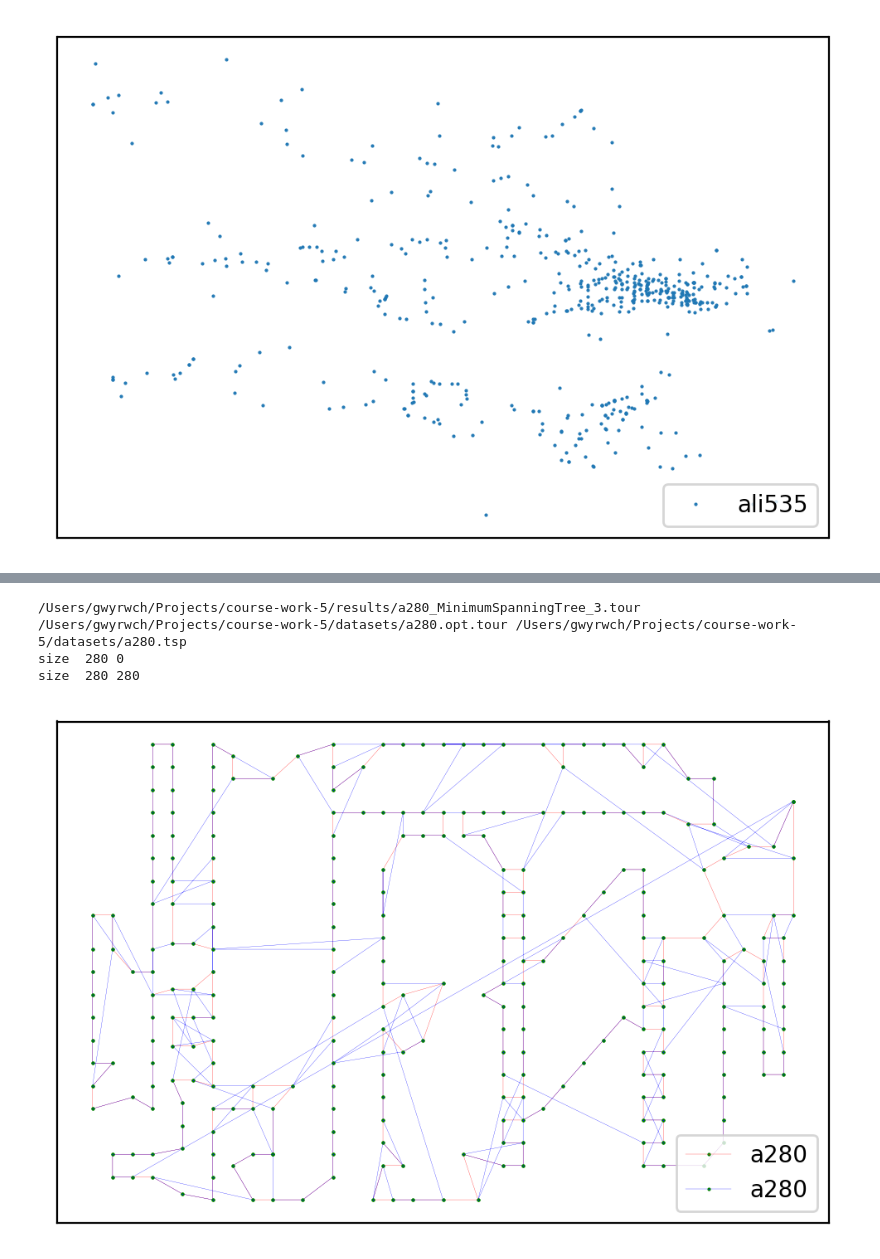
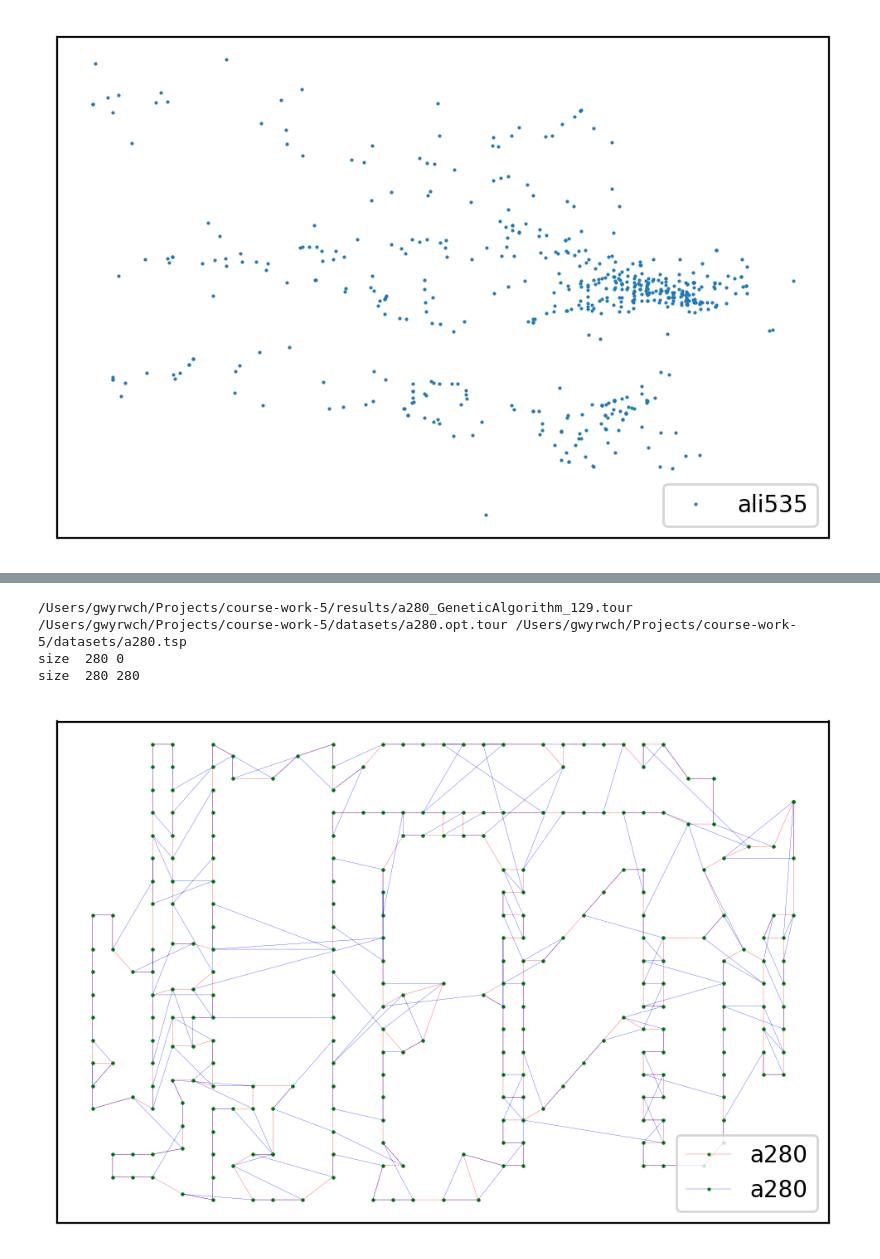
Before and after one commit to gwyrwch/travelling-salesman, a Jupyter notebook: research.ipynb, the cells around one changed output, grey strips where cells are left out. Drawn from its saved outputs; the diff is of its cells as text; code cells hidden in the pictures.

Commit message:
getting score for [solution, optimizer, tests]

```diff
--- a/research.ipynb
+++ b/research.ipynb
@@ -141,8 +288,11 @@ def print_tour_from_filepath(fpath):
 # %%
+def get_number(path):
+    return int(path.split("_")[-1].split(".")[0])
+
 def plot_tour_by_testname_and_solution(testname, solution):
     tour_path = sorted(glob.glob(os.path.join(os.getcwd(), "datasets", testname + ".opt.tour")))[-1]
     solution_tour_path = sorted(glob.glob(os.path.join(os.getcwd(), "results",
-                                                       testname + "_" + solution + "_" + "*.tour")), key=str.lower)[-1]
+                                                       testname + "_" + solution + "_" + "*.tour")), key=get_number)[-1]
 
     test_path = sorted(glob.glob(os.path.join(os.getcwd(), "datasets", testname + ".tsp")))[-1]
     print(solution_tour_path, tour_path, test_path)
@@ -150,10 +300,6 @@ def plot_tour_by_testname_and_solution(testname, solution):
     points = print_test_from_filepath(test_path)
     permute = print_tour_from_filepath(tour_path)
     our_permute = print_tour_from_filepath(solution_tour_path)
-
-#     test_name = all_test_paths[i].split("/")[-1][:-4]
-#     tour_name = all_tour_paths[j].split("/")[-1][:-9]
-#     our_tour_name = all_our_tour_paths[j].split("/")[-1].split("_")[0]
 
 
     if(tour_path == None or solution_tour_path == None or test_path == None):
@@ -204,10 +350,7 @@ def plot_tour_by_testname_and_solution(testname, solution):
     else:
         print("matrix in test {}".format(testname))
 
-
-
 # todo: search by test name all solution in results
-# todo: table with (optimizer solution test)
 # %%
 plot_tour_by_testname_and_solution('a280', 'NearestNeighbour')
 # %% [output]
@@ -216,9 +359,9 @@ size  280 0
 size  280 280
 [figure]
 # %%
-plot_tour_by_testname_and_solution('a280', 'MinimumSpanningTree')
+plot_tour_by_testname_and_solution('a280', 'GeneticAlgorithm')
 # %% [output]
-/Users/gwyrwch/Projects/course-work-5/results/a280_MinimumSpanningTree_3.tour /Users/gwyrwch/Projects/course-work-5/datasets/a280.opt.tour /Users/gwyrwch/Projects/course-work-5/datasets/a280.tsp
+/Users/gwyrwch/Projects/course-work-5/results/a280_GeneticAlgorithm_129.tour /Users/gwyrwch/Projects/course-work-5/datasets/a280.opt.tour /Users/gwyrwch/Projects/course-work-5/datasets/a280.tsp
 size  280 0
 size  280 280
-[figure, old version]
+[figure, new version]
```
Also changed, not shown: parts of 7 cells of this notebook.
